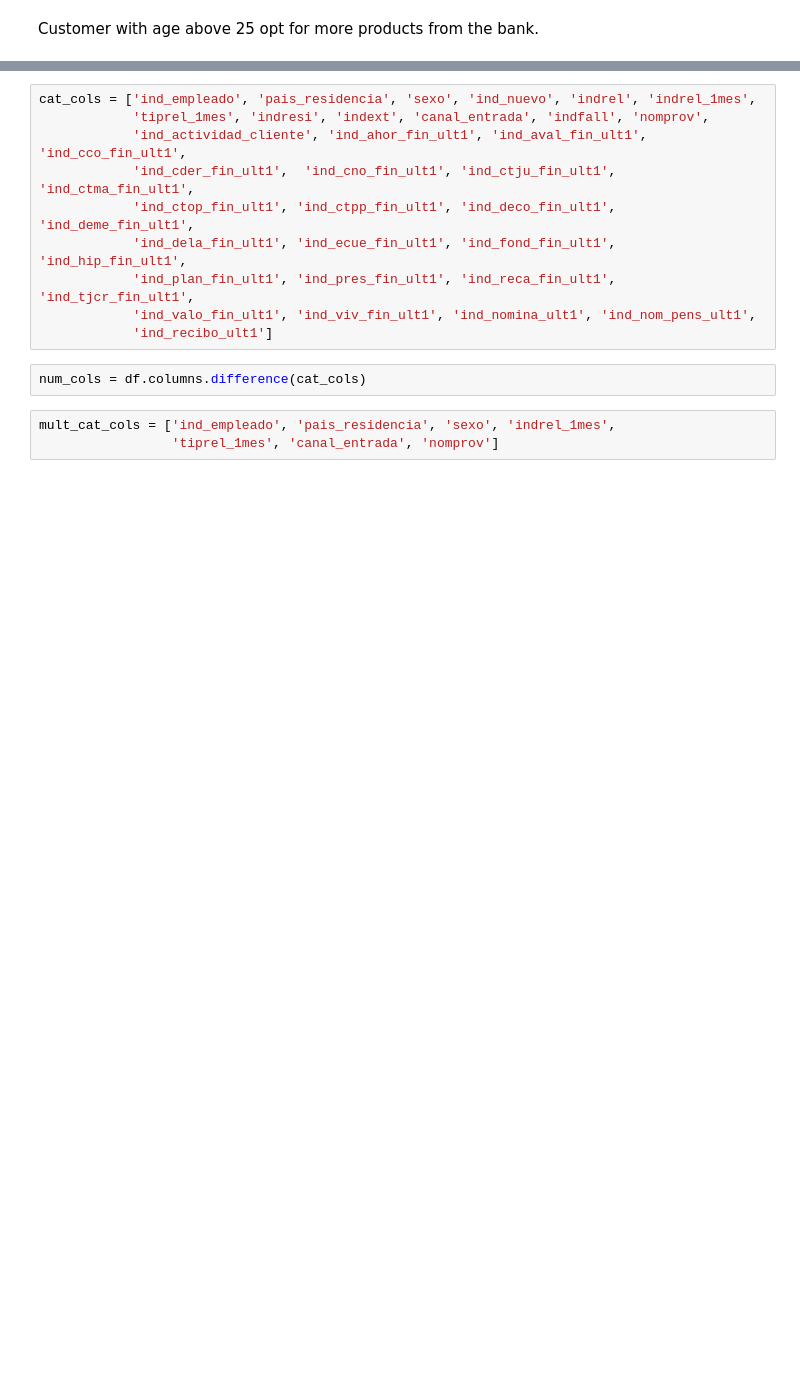
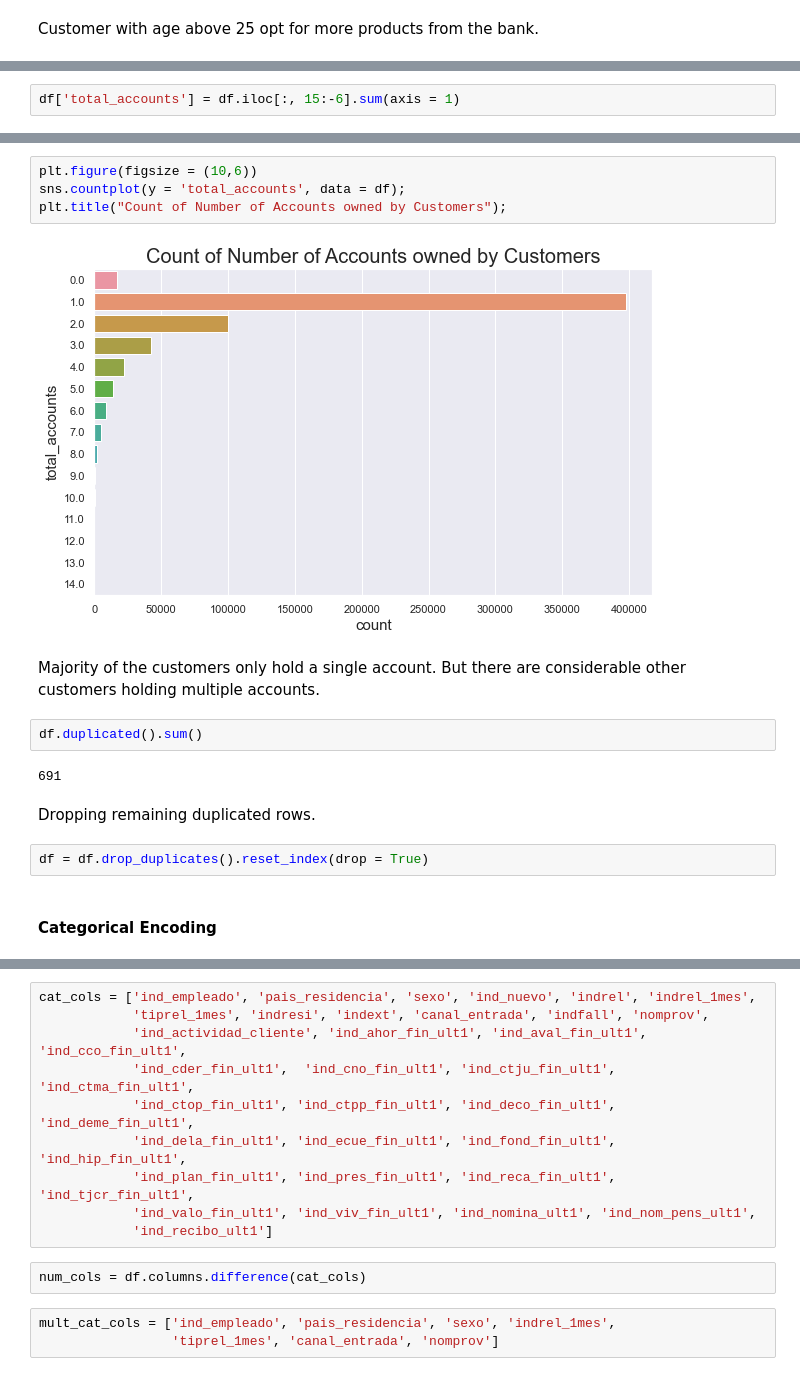
Before and after one commit to cemreaka/Customer-Segmentation-Project, a Jupyter notebook: joe_work.ipynb, the cells around one changed output, grey strips where cells are left out. Cells and saved outputs as stored; diff of their text form; blank space fills up the shorter version.

```diff
--- a/joe_work.ipynb
+++ b/joe_work.ipynb
@@ -1424,0 +1392,2 @@ Customer with age above 25 opt for more products from the bank.
+# %%
+df['total_accounts'] = df.iloc[:, 15:-6].sum(axis = 1)
@@ -1424,0 +1413,18 @@ Customer with age above 25 opt for more products from the bank.
+# %%
+plt.figure(figsize = (10,6))
+sns.countplot(y = 'total_accounts', data = df);
+plt.title("Count of Number of Accounts owned by Customers");
+# %% [output]
+[figure, added]
+# %% [markdown]
+Majority of the customers only hold a single account. But there are considerable other customers holding multiple accounts.
+# %%
+df.duplicated().sum()
+# %% [output]
+691
+# %% [markdown]
+Dropping remaining duplicated rows.
+# %%
+df = df.drop_duplicates().reset_index(drop = True)
+# %% [markdown]
+#### Categorical Encoding
```
Also changed, not shown: parts of 77 cells of this notebook.
